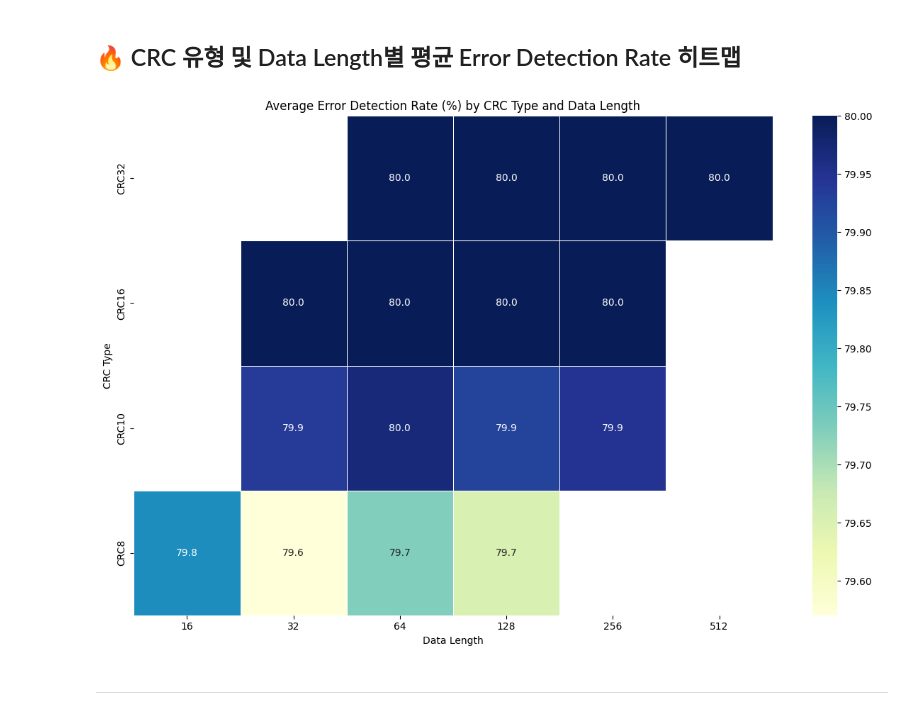
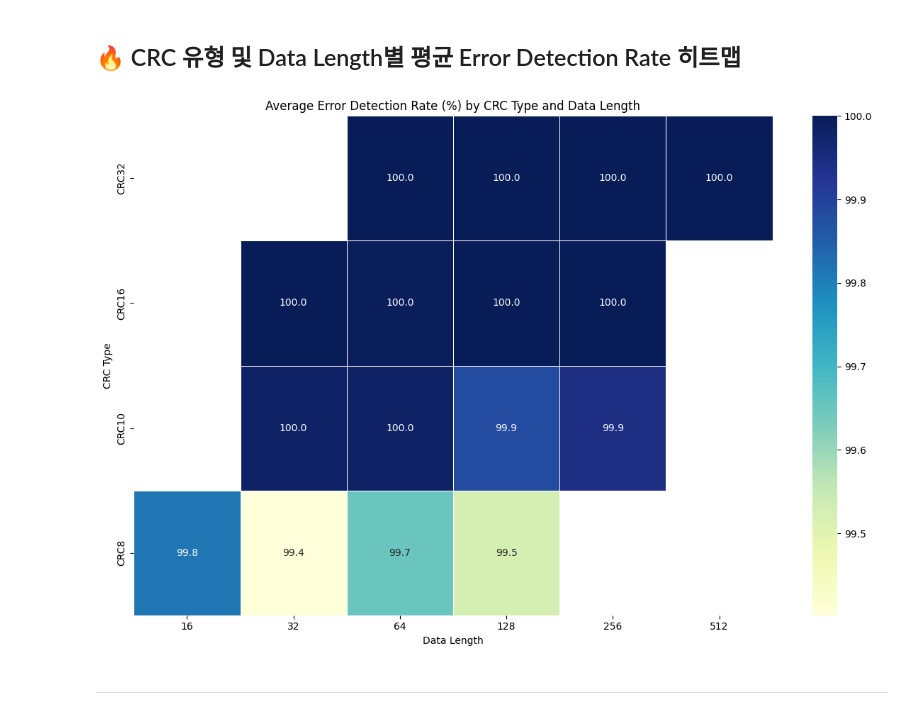
Before and after one commit to jysuhr/CRC_Simulation, a Jupyter notebook: CRC_analytics.ipynb, the cells around one changed output. Drawn from its saved outputs; the diff is of its cells as text; code cells hidden in the pictures.

```diff
--- a/CRC_analytics.ipynb
+++ b/CRC_analytics.ipynb
@@ -43,4 +46,8 @@ display(df.describe())
 # %% [markdown]
 ## 📈 CRC 유형별 평균 Error Detection Rate 바 플롯
+# %%
+# 1. 데이터 필터링: 에러율이 0%인 경우(탐지율 0%)를 제외하여 유효 평균을 계산합니다.
+#    이는 알고리즘이 '에러가 있을 때' 얼마나 잘 작동하는지를 측정합니다.
+df_filtered = df[df['ErrorPercent'] > 0].copy()
 # %%
 plt.figure(figsize=(12, 6))
@@ -60,19 +82,19 @@ plt.show()
 # %% [markdown]
 ## 🔥 CRC 유형 및 Data Length별 평균 Error Detection Rate 히트맵
 # %%
-pivot_table = df.pivot_table(index='CRC', columns='DataLength', values='ErrorDetectionRate_%', aggfunc='mean')
+pivot_table = df_filtered.pivot_table(index='CRC', columns='DataLength', values='ErrorDetectionRate_%', aggfunc='mean')
 custom_crc_order = ['CRC32', 'CRC16', 'CRC10', 'CRC8']
 pivot_table = pivot_table.reindex(custom_crc_order)
 
 plt.figure(figsize=(12, 8))
 sns.heatmap(pivot_table, annot=True, fmt=".1f", cmap="YlGnBu", linewidths=.5)
 plt.title('Average Error Detection Rate (%) by CRC Type and Data Length')
 plt.xlabel('Data Length')
 plt.ylabel('CRC Type')
 plt.tight_layout()
 plt.show()
 # %% [output]
-[figure, old version]
+[figure, new version]
 # %% [markdown]
 ---
 # %% [markdown]
```
Also changed, not shown: parts of 12 cells of this notebook.
